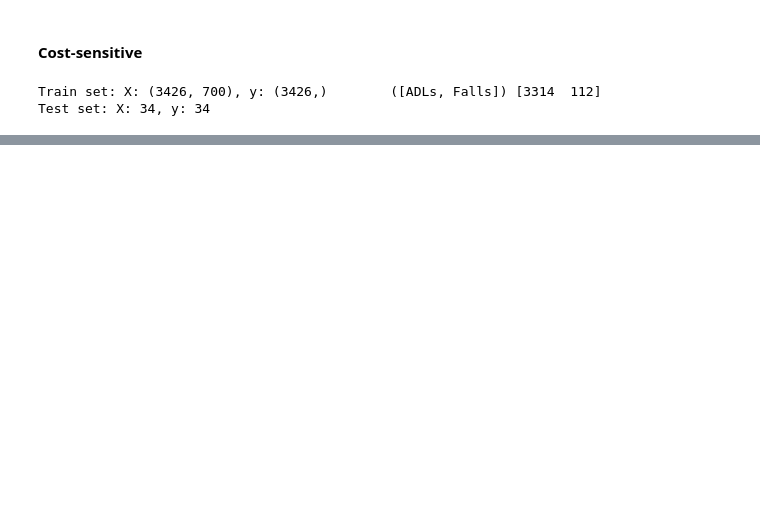
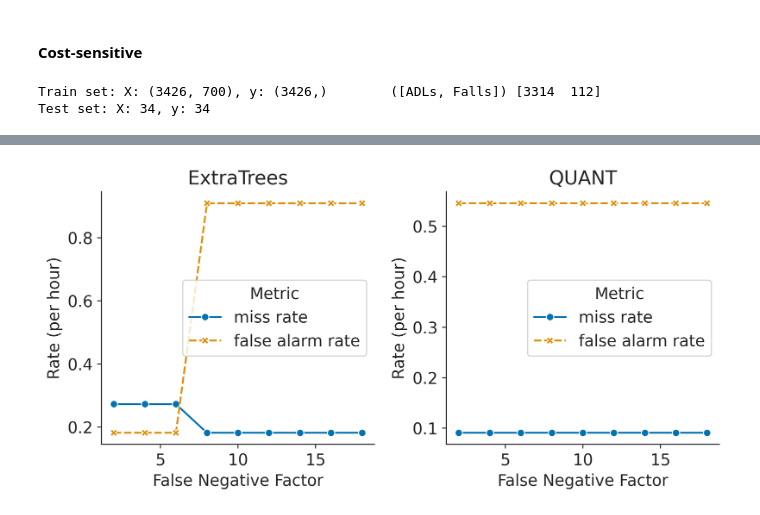
Before and after one commit to mlgig/fallstream, a Jupyter notebook: main_7sec.ipynb, the cells around one changed output, grey strips where cells are left out. Drawn from its saved outputs; the diff is of its cells as text; code cells hidden in the pictures; blank space fills up the shorter version.

```diff
--- a/main_7sec.ipynb
+++ b/main_7sec.ipynb
@@ -293,0 +288,19 @@ plt.show()
+# %%
+long_sens_df = quant_metrics_df.melt(id_vars=['model', 'fn_factor'],
+									  value_vars=['miss rate', 'false alarm rate'],
+									  var_name='metric', value_name='rate')
+fig, ax = plt.subplots(1, 2, figsize=(8, 4), dpi=400)
+for i, model in enumerate(long_sens_df['model'].unique()):
+	sns.lineplot(data=long_sens_df[long_sens_df['model'] == model],
+				 x='fn_factor', y='rate', hue='metric', style='metric',
+				 markers=True, ax=ax[i])
+	ax[i].set_title(model)
+	ax[i].set_xlabel('False Negative Factor')
+	ax[i].set_ylabel('Rate (per hour)')
+	ax[i].legend(title='Metric')
+sns.despine()
+plt.tight_layout()
+# plt.savefig('figs/sensitivity_analysis_long.pdf', dpi=400, bbox_inches='tight')
+plt.show()
+# %% [output]
+[figure, added]
```
Also changed, not shown: parts of 21 cells of this notebook, 20 other files.
